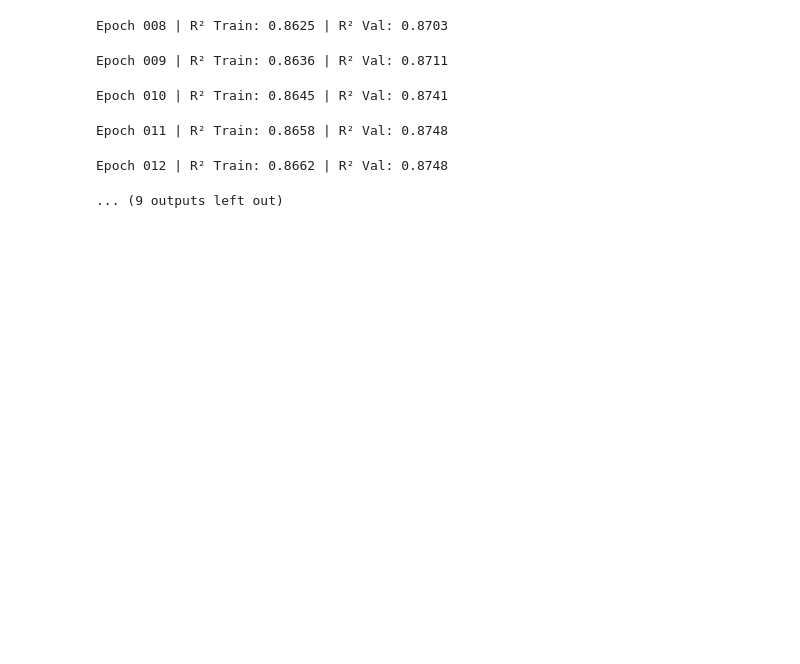
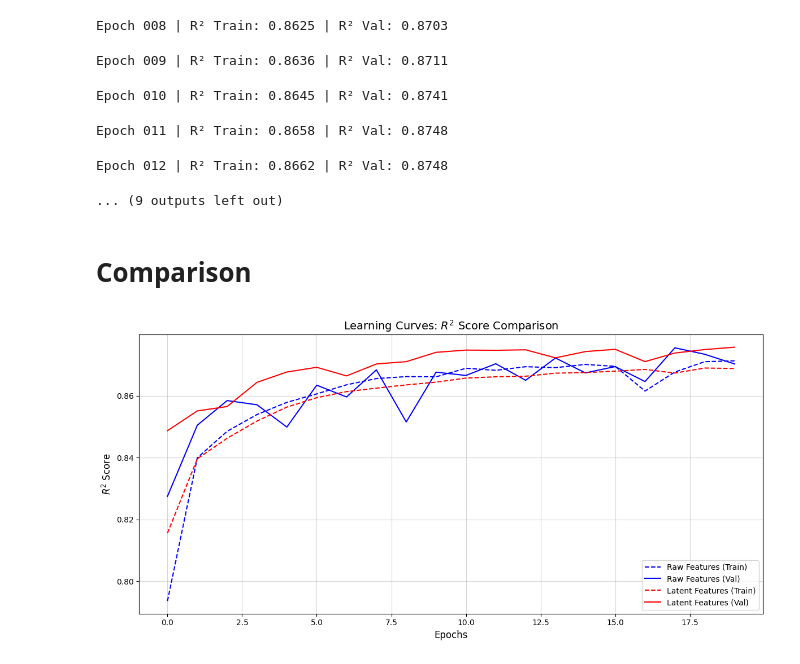
Before and after one commit to MaxCoppa/Advanced-ML, a Jupyter notebook: transformers/1_latent_features_tf.ipynb, the cells around one changed output. Cells and saved outputs as stored; diff of their text form; code cells hidden in the pictures; blank space fills up the shorter version.

Commit message:
plots

```diff
--- a/transformers/1_latent_features_tf.ipynb
+++ b/transformers/1_latent_features_tf.ipynb
@@ -125,3 +125,36 @@ scores = pd.DataFrame({
     "val":r2_val_hist
 })
 scores.to_parquet("1_latent_features_tf_scores.parquet")
+# %% [markdown]
+# Comparison
+# %%
+import matplotlib.pyplot as plt
+
+scores_raw_features = pd.read_parquet("0_baseline_tf_scores.parquet")
+scores_latent_features = pd.read_parquet("1_latent_features_tf_scores.parquet")
+
+scores_comparison = pd.concat({
+    "Raw features":scores_raw_features,
+    "Latent Features":scores_latent_features
+}, axis = 1)
+
+scores_comparison.columns = ["raw_train", "raw_val", "latent_train", "latent_val"]
+scores_comparison["epoch"] = scores_comparison.index.to_series()
+
+plt.figure(figsize=(12, 6))
+
+plt.plot(scores_comparison['epoch'], scores_comparison['raw_train'], label='Raw Features (Train)', color='blue', linestyle='--')
+plt.plot(scores_comparison['epoch'], scores_comparison['raw_val'], label='Raw Features (Val)', color='blue', linestyle='-')
+
+plt.plot(scores_comparison['epoch'], scores_comparison['latent_train'], label='Latent Features (Train)', color='red', linestyle='--')
+plt.plot(scores_comparison['epoch'], scores_comparison['latent_val'], label='Latent Features (Val)', color='red', linestyle='-')
+
+plt.title('Learning Curves: $R^2$ Score Comparison', fontsize=14)
+plt.xlabel('Epochs', fontsize=12)
+plt.ylabel('$R^2$ Score', fontsize=12)
+plt.legend()
+plt.grid(True, which="both", ls="-", alpha=0.5)
+plt.tight_layout()
+plt.show()
+# %% [output]
+[figure, added]
```
